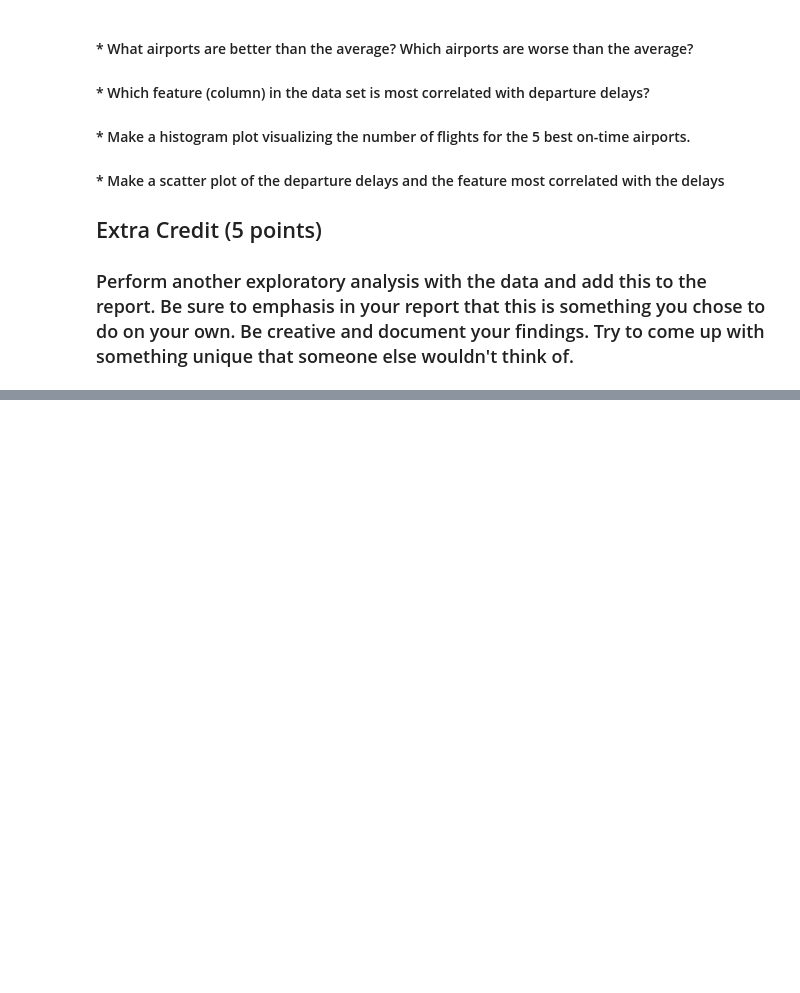
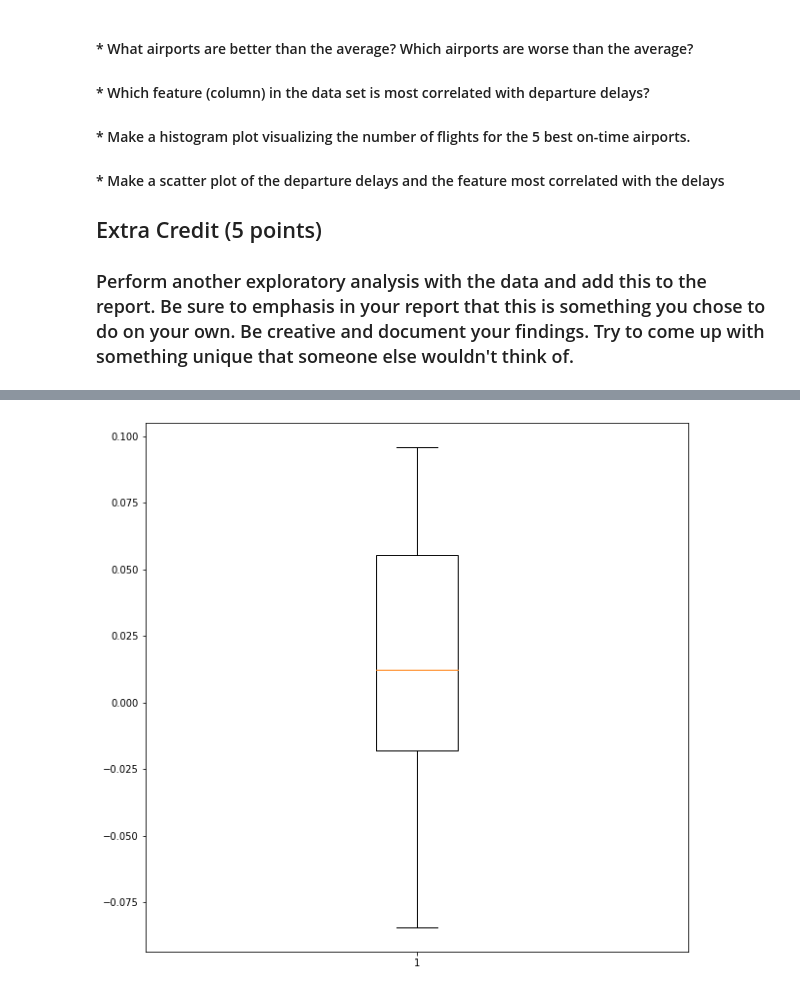
Before and after one commit to djbauders/ITC510-A4, a Jupyter notebook: Assignment 4.ipynb, the cells around one changed output, grey strips where cells are left out. Cells and saved outputs as stored; diff of their text form; code cells hidden in the pictures; blank space fills up the shorter version.

```diff
--- a/Assignment 4.ipynb
+++ b/Assignment 4.ipynb
@@ -18,39 +47,86 @@
 # %%
+from http.client import PRECONDITION_FAILED
+from sqlite3 import DatabaseError
+from scipy.stats import spearmanr
+from scipy.stats import pearsonr
 import pandas as pd
 import numpy as np
+import matplotlib.pyplot as plt
 
-df = pd.read_csv('train_test_3.csv',index_col=0)
-print(df)
-# Median num of flights from all airports column 9
-print("Median number of all flights per month: ")
-print(df['AIRPORT_FLIGHTS_MONTH'].median())
-df['AIRPORT_FLIGHTS_MONTH'].median()
 
-df = pd.read_csv('train_test_3.csv',index_col=0,usecols=[12,17]) #Read 2 necessary cols
-#5 busiest airports
-des_df = df.sort_values(by=['AVG_MONTHLY_PASS_AIRPORT','DEPARTING_AIRPORT'], ascending=False)
-print(des_df.drop_duplicates().head(5)) #sorted descending order by col 12 (top5)
+#Which feature (column) in the data set is most correlated with departure delays?
 
-#5 least busy airports
-asc_df = df.sort_values(by=['AVG_MONTHLY_PASS_AIRPORT','DEPARTING_AIRPORT'])
-print(asc_df.drop_duplicates().head(5)) #sorted ascending order by col 12 (top5)
+#sortDict - sorts a dictionay in descending order
+#Reference: https://stackabuse.com/how-to-sort-dictionary-by-value-in-python/
+def sortDict(dictionary):
+    sorted_values = sorted(dictionary.values(), reverse=True)
+    sorted_dict = {}
 
-#Percentages of flights from all airports are on time
+    for i in sorted_values:
+        for k in dictionary.keys():
+            if dictionary[k] == i:
+                #adding dictionary key-value pairs to sorted_values
+                sorted_dict[k] = dictionary[k]
+                break
 
-#Which airlines are better than the average
+    return sorted_dict
 
-#Which airlines are worse than the average
+df = pd.read_csv('train_test_3.csv', index_col=0)
 
-#Which airports are better than average
+#Removing columns that have string values
+df_cut = df.drop(['DEP_BLOCK', 'CARRIER_NAME', 'DEPARTING_AIRPORT', 'PREVIOUS_AIRPORT'], axis=1)
 
-#Which airlines are worse than avg
+comparisons = []
+correlation = []
 
-#Which feature (column) in the data set is most correlated
-#     with departure delays?
+corrDict = {}
 
-#Make a histogram plot visualizing the number of flights
-#     for the 5 best on-time airports.
+#Calculating the correlation coefficient with DataFrame.corr()
+for (columnName, columnData) in df_cut.iteritems():
+    if(columnName != "DEP_DEL15"):
+        #Adding the key-values to the dictionary
+        corrDict[columnName] = df_cut["DEP_DEL15"].corr(df[columnName])
 
-# Make a scatter plot of the departure delays and the
-#     feature most correlated with the delays
+        #Adding the columnNames and their correlation coefficients to arrays for the scatter plot
+        comparisons.append(columnName)
+        correlation.append(df_cut["DEP_DEL15"].corr(df[columnName]))
+
+sortedCorrDict = sortDict(corrDict)
+
+#Printing data from the correlation dictionary
+for entry in sortedCorrDict.keys():
+    print(entry)
+    print(sortedCorrDict.get(entry))
+    print()
+
+#Creating a scatterplot from the correlation information
+fig = plt.figure(figsize= (10,10))
+
+plt.boxplot(correlation)
+
+plt.show()
+
+comparisons.clear()
+correlation.clear()
+
+#Calculating the correlation coeffiecients via pearsonr()
+"""
+#Scipy.Stats.pearsonr
+delays = df_cut["DEP_DEL15"].tolist()
+for (columnName, columnData) in df_cut.iteritems():
+    comparisons.append(columnName)
+    correlation.append(pearsonr(delays, columnData))
+"""
+
+comparisons.clear()
+correlation.clear()
+
+#Calculating the correlation coeffiecients via spearmanr()
+"""
+#Scipy.Stats.spearmanr
+delays = df_cut["DEP_DEL15"].tolist()
+for(columnName, columnData) in df_cut.iteritems():
+    comparisons.append(columnName)
+    correlation.append(spearmanr(delays, columnData))
+"""
 # %% [output]
@@ -73,0 +150 @@ MONTH
+[figure, added]
```
Also changed, not shown: parts of 5 cells of this notebook, 1 other file.
